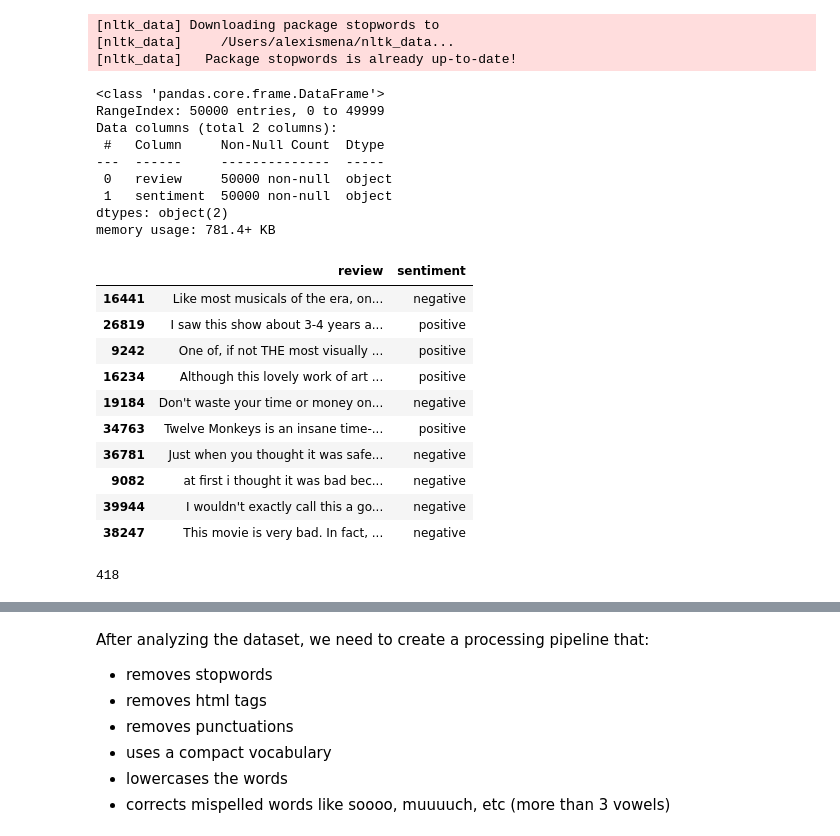
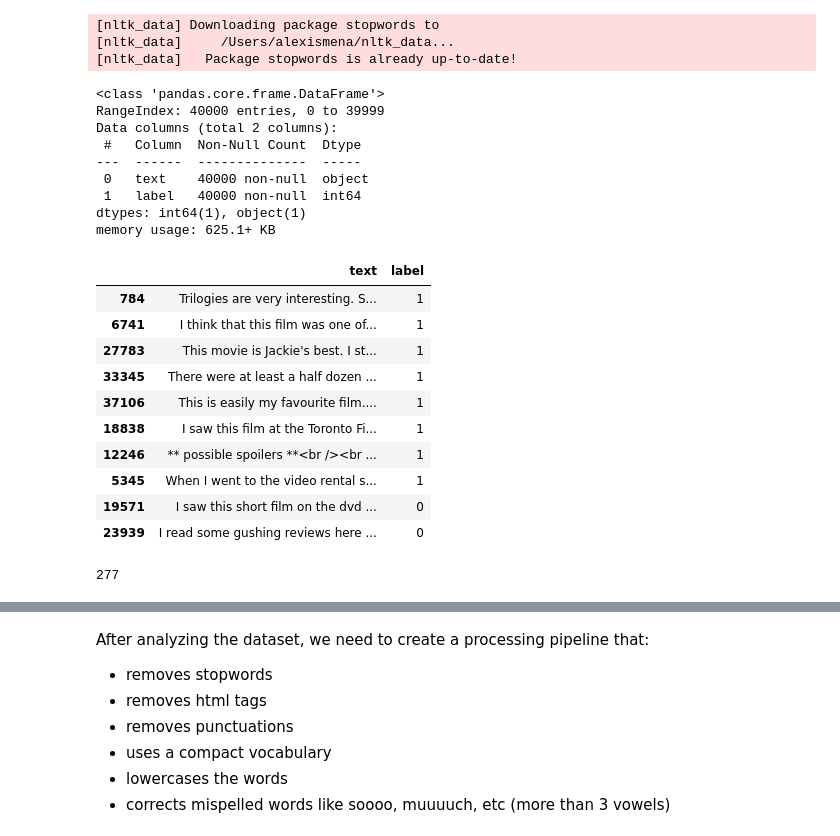
Before and after one commit to alexismenanieves/TensorFlow_Basics, a Jupyter notebook: notebooks/01_IMDB_Sentiment_Analysis.ipynb, the cells around one changed output, grey strips where cells are left out. Cells and saved outputs as stored; diff of their text form; code cells hidden in the pictures.

```diff
--- a/notebooks/01_IMDB_Sentiment_Analysis.ipynb
+++ b/notebooks/01_IMDB_Sentiment_Analysis.ipynb
@@ -46,35 +66,37 @@ def sentence_fixed_split(x:list, words: int):
 # %%
 # Step 1. Load data
 # 1.1 Read csv and get basic info
-df_raw = pd.read_csv('../data/01_IMDB_Dataset_HuggingFace.csv')
-df_raw.info()
+df_train = pd.read_csv('../data/01_IMDB_Train.csv')
+df_val = pd.read_csv('../data/01_IMDB_Valid.csv')
+df_test = pd.read_csv('../data/01_IMDB_Test.csv')
+df_train.info()
 # %% [output]
 <class 'pandas.core.frame.DataFrame'>
-RangeIndex: 50000 entries, 0 to 49999
+RangeIndex: 40000 entries, 0 to 39999
 Data columns (total 2 columns):
- #   Column     Non-Null Count  Dtype
----  ------     --------------  -----
- 0   review     50000 non-null  object
- 1   sentiment  50000 non-null  object
-dtypes: object(2)
-memory usage: 781.4+ KB
+ #   Column  Non-Null Count  Dtype
+---  ------  --------------  -----
+ 0   text    40000 non-null  object
+ 1   label   40000 non-null  int64
+dtypes: int64(1), object(1)
+memory usage: 625.1+ KB
 # %%
 # 1.2 Get a sample
-df_raw.sample(10, random_state=2024)
+df_train.sample(10, random_state=2024)
 # %% [output]
-|  | review | sentiment |
-| 16441 | Like most musicals of the era, on... | negative |
-| 26819 | I saw this show about 3-4 years a... | positive |
-| 9242 | One of, if not THE most visually ... | positive |
-| 16234 | Although this lovely work of art ... | positive |
-| 19184 | Don't waste your time or money on... | negative |
-| 34763 | Twelve Monkeys is an insane time-... | positive |
-| 36781 | Just when you thought it was safe... | negative |
-| 9082 | at first i thought it was bad bec... | negative |
-| 39944 | I wouldn't exactly call this a go... | negative |
-| 38247 | This movie is very bad. In fact, ... | negative |
+|  | text | label |
+| 784 | Trilogies are very interesting. S... | 1 |
+| 6741 | I think that this film was one of... | 1 |
+| 27783 | This movie is Jackie's best. I st... | 1 |
+| 33345 | There were at least a half dozen ... | 1 |
+| 37106 | This is easily my favourite film.... | 1 |
+| 18838 | I saw this film at the Toronto Fi... | 1 |
+| 12246 | ** possible spoilers **<br /><br ... | 1 |
+| 5345 | When I went to the video rental s... | 1 |
+| 19571 | I saw this short film on the dvd ... | 0 |
+| 23939 | I read some gushing reviews here ... | 0 |
 # %%
 # 1.3 Verify if there are duplicates
-df_raw['review'].duplicated().sum()
+df_train['text'].duplicated().sum()
 # %% [output]
-418
+277
```
Also changed, not shown: parts of 41 cells of this notebook.
